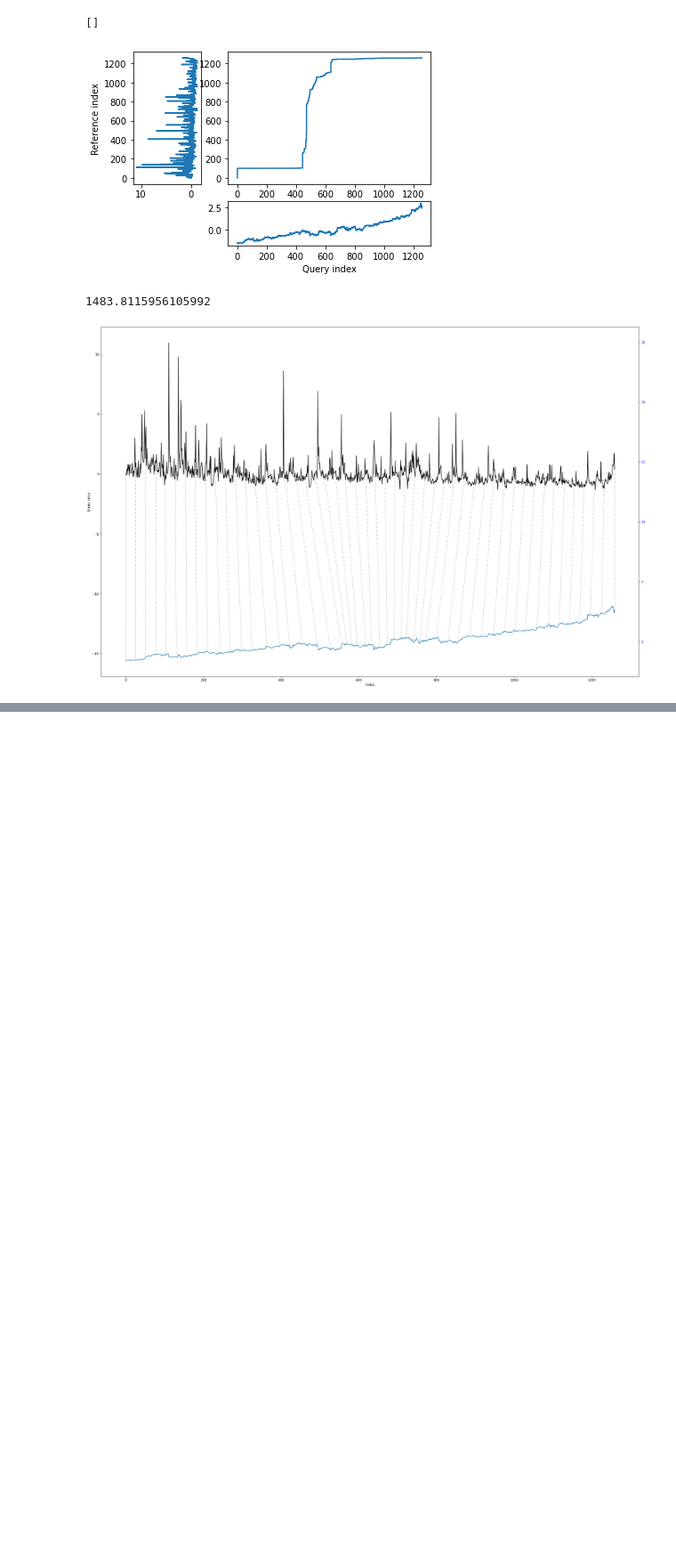
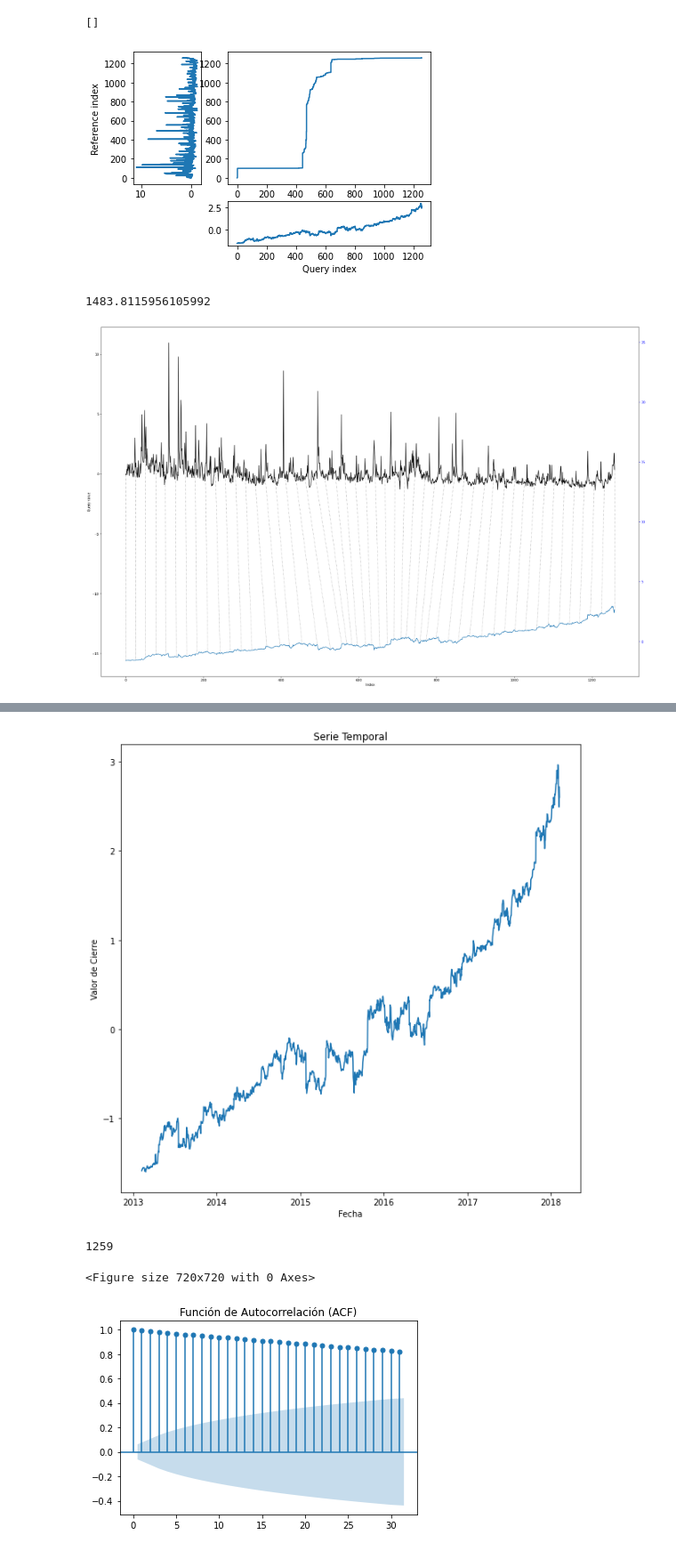
Before and after one commit to StankovskiA/StockAnalysis, a Jupyter notebook: Untitled.ipynb, the cells around one changed output, grey strips where cells are left out. Shown at 89% size. Cells and saved outputs as stored; diff of their text form; code cells hidden in the pictures; blank space fills up the shorter version.

Commit message:
ARIMA

```diff
--- a/Untitled.ipynb
+++ b/Untitled.ipynb
@@ -212,0 +230,80 @@ print(f"Distancia mínima DTW: {min_distance} con patrón de pasos {best_pattern
+# %%
+import pandas as pd
+import matplotlib.pyplot as plt
+from statsmodels.graphics.tsaplots import plot_acf, plot_pacf
+from statsmodels.tsa.arima.model import ARIMA
+
+# Generamos datos de ejemplo (reemplázalos con tus propios datos)
+# Asumiendo que df_normalized es el DataFrame original con las columnas 'date' y 'close'
+df_nuevo = df_normalized.copy()
+
+size = int(len(df_nuevo) * 0.8)
+plt.figure(figsize=(10, 10))
+plt.plot(df_nuevo['date'], df_nuevo['close'])
+plt.xlabel('Fecha')
+plt.ylabel('Valor de Cierre')
+plt.title('Serie Temporal')
+plt.show()
+print(len(df_nuevo))
+# Dividimos los datos en entrenamiento y prueba
+train_data = df_nuevo[:size]['close']
+test_data = df_nuevo[size:len(df_nuevo)]['close']
+
+
+
+# Graficamos la función de autocorrelación (ACF) y la función de autocorrelación parcial (PACF)
+plt.figure(figsize=(10, 10))
+plot_acf(train_data)
+plt.title('Función de Autocorrelación (ACF)')
+plt.show()
+
+plt.figure(figsize=(10, 10))
+plot_pacf(train_data)
+plt.title('Función de Autocorrelación Parcial (PACF)')
+plt.show()
+
+# Creamos el modelo ARIMA
+order = (1, 1,0)  # (p, d, q)
+model = ARIMA(train_data, order=order)
+
+# Ajustamos el modelo ARIMA a los datos de entrenamiento
+fit_model = model.fit()
+
+# Hacemos predicciones
+forecastTrain = fit_model.forecast(steps=len(train_data))
+
+# Hacemos predicciones
+forecast= fit_model.forecast(steps=len(test_data))
+# Plot residual errors
+residuals = pd.DataFrame(fit_model.resid)
+fig, ax = plt.subplots(1,2)
+residuals.plot(title="Residuals", ax=ax[0])
+residuals.plot(kind='kde', title='Density', ax=ax[1])
+plt.show()
+
+# Actual vs Fitted
+plt.figure(figsize=(10, 10))
+plt.plot(df_nuevo['date'], df_nuevo['close'], label='Datos de Entrenamiento')
+plt.plot(df_nuevo[:size]['date'], train_data, label='Datos de Prueba')
+plt.plot(df_nuevo[:size]['date'], forecastTrain, label='Predicciones', color='red')
+plt.xlabel('Fecha')
+plt.ylabel('Valor')
+plt.title('Predicciones ARIMA')
+plt.legend()
+plt.show()
+# Visualizamos las predicciones junto con los datos de prueba
+plt.figure(figsize=(10, 10))
+plt.plot(df_nuevo['date'], df_nuevo['close'], label='Datos de Entrenamiento')
+plt.plot(df_nuevo[size:len(df_nuevo)]['date'], test_data, label='Datos de Prueba')
+plt.plot(df_nuevo[size:len(df_nuevo)]['date'], forecast, label='Predicciones', color='red')
+
+plt.xlabel('Fecha')
+plt.ylabel('Valor')
+plt.title('Predicciones ARIMA')
+plt.legend()
+plt.show()
+# %% [output]
+[figure, added]
+1259
+<Figure size 720x720 with 0 Axes>
+[figure, added]
```
Also changed, not shown: parts of 9 cells of this notebook.
